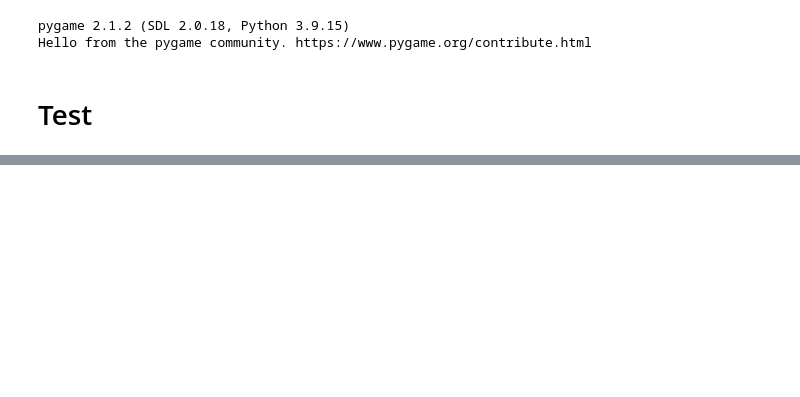
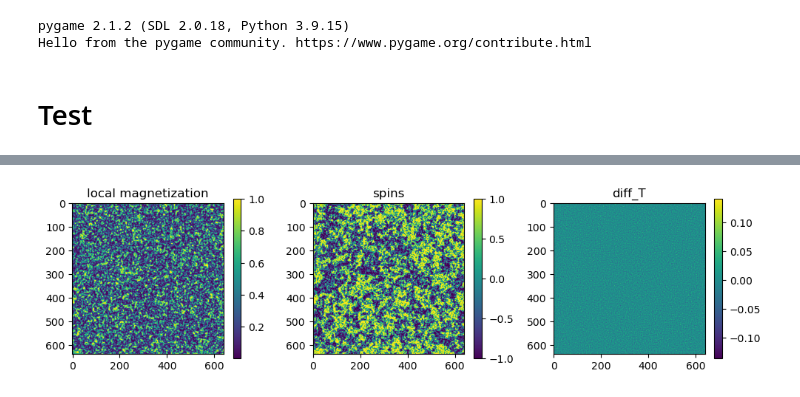
Before and after one commit to heysoos/neuralart, a Jupyter notebook: notebooks/IsingCA_pygame-local.ipynb, the cells around one changed output, grey strips where cells are left out. Cells and saved outputs as stored; diff of their text form; code cells hidden in the pictures; blank space fills up the shorter version.

```diff
--- a/notebooks/IsingCA_pygame-local.ipynb
+++ b/notebooks/IsingCA_pygame-local.ipynb
@@ -274,0 +327,28 @@ plt.hist(1 / state[0, -1, ...].cpu().numpy().reshape(-1)); plt.yscale('log')
+# %%
+self = ca.rule
+b = state[:, [-1], ...]
+s = state[:, [0], ...]
+shape = b.shape
+Rk = self.radius
+
+temp_rad = self.temp_kernel_size*Rk
+temp_kernel_size = 2*temp_rad + 1
+pads = tuple([Rk * self.temp_kernel_size for i in range(4)])
+
+s_tpad = F.pad(s, pads, mode='circular')
+s_unfold = F.unfold(s_tpad, temp_kernel_size) # localize measurements
+sm = (s_unfold.mean(dim=1)).reshape(shape)
+
+b_tpad = F.pad(b, pads, mode='circular')
+T_pad = 1. / b_tpad
+T = T_pad[..., temp_rad:-temp_rad, temp_rad:-temp_rad]
+diff_T = (F.avg_pool2d(T_pad, temp_kernel_size, stride=1) - T)
+
+# newT = self.h * sm ** 2 - self.eps * T + self.D * diff_T
+deltaT = self.h * sm.abs() ** self.m_pow \
+         - self.eps * T ** self.temp_pow +\
+         self.D * diff_T
+newT = T + deltaT
+newT = (1 - self.alpha) * T + self.alpha * newT
+
+b = 1 / newT
@@ -274,0 +367,18 @@ plt.hist(1 / state[0, -1, ...].cpu().numpy().reshape(-1)); plt.yscale('log')
+# %%
+fig, axes = plt.subplots(1, 3, figsize=(10, 3))
+
+ax1 = axes[0].imshow(sm.cpu().numpy()[0, 0] ** 2);
+axes[0].set_title('local magnetization')
+ax2 = axes[1].imshow(state[0, 0].cpu().numpy());
+axes[1].set_title('spins')
+ax3 = axes[2].imshow(diff_T[0, 0].cpu().numpy());
+axes[2].set_title('diff_T')
+
+shrink=0.8
+fig.colorbar(ax1, ax=axes[0], shrink=shrink)
+fig.colorbar(ax2, ax=axes[1], shrink=shrink)
+fig.colorbar(ax3, ax=axes[2], shrink=shrink)
+
+plt.tight_layout()
+# %% [output]
+[figure, added]
```
Also changed, not shown: parts of 12 cells of this notebook, 6 other files.
